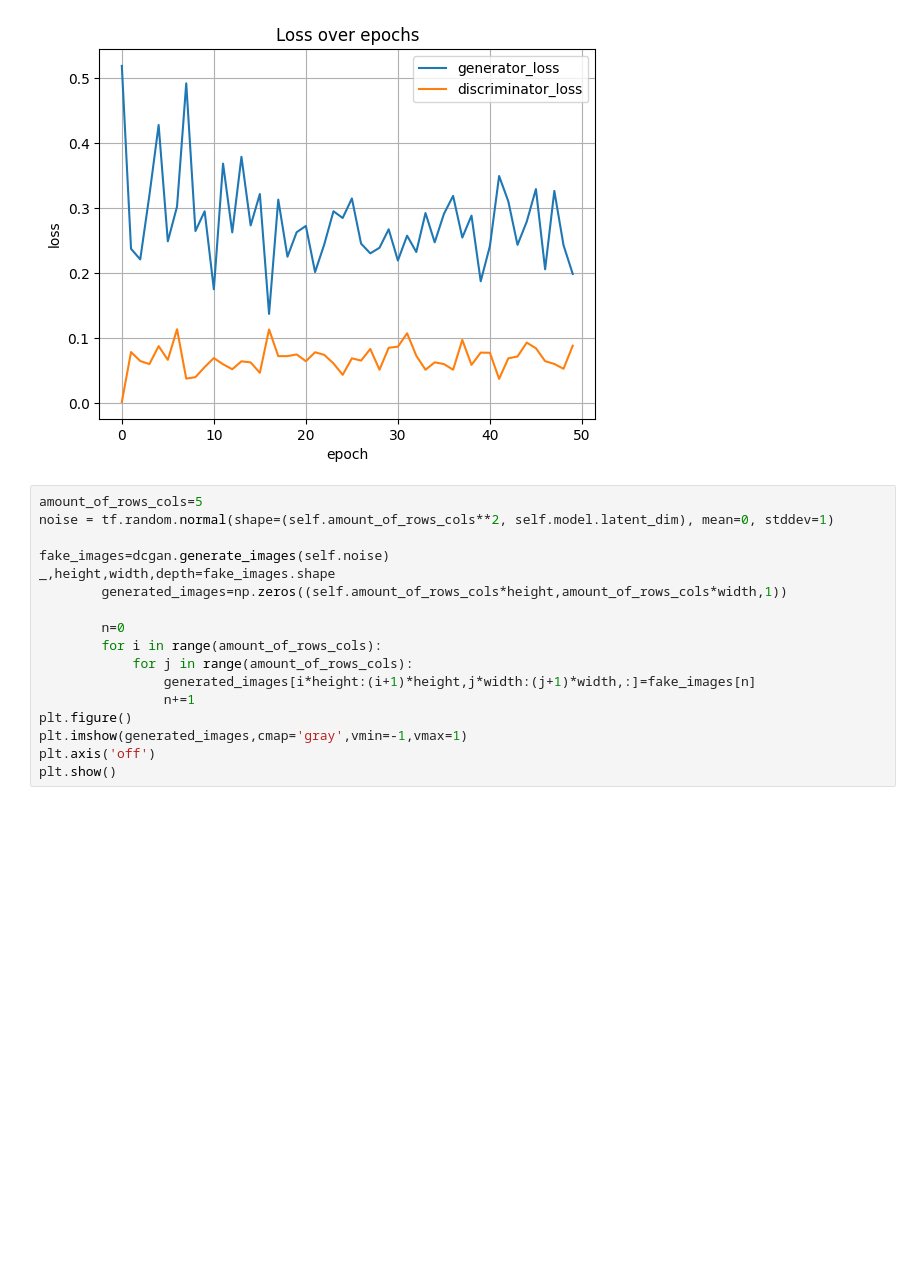
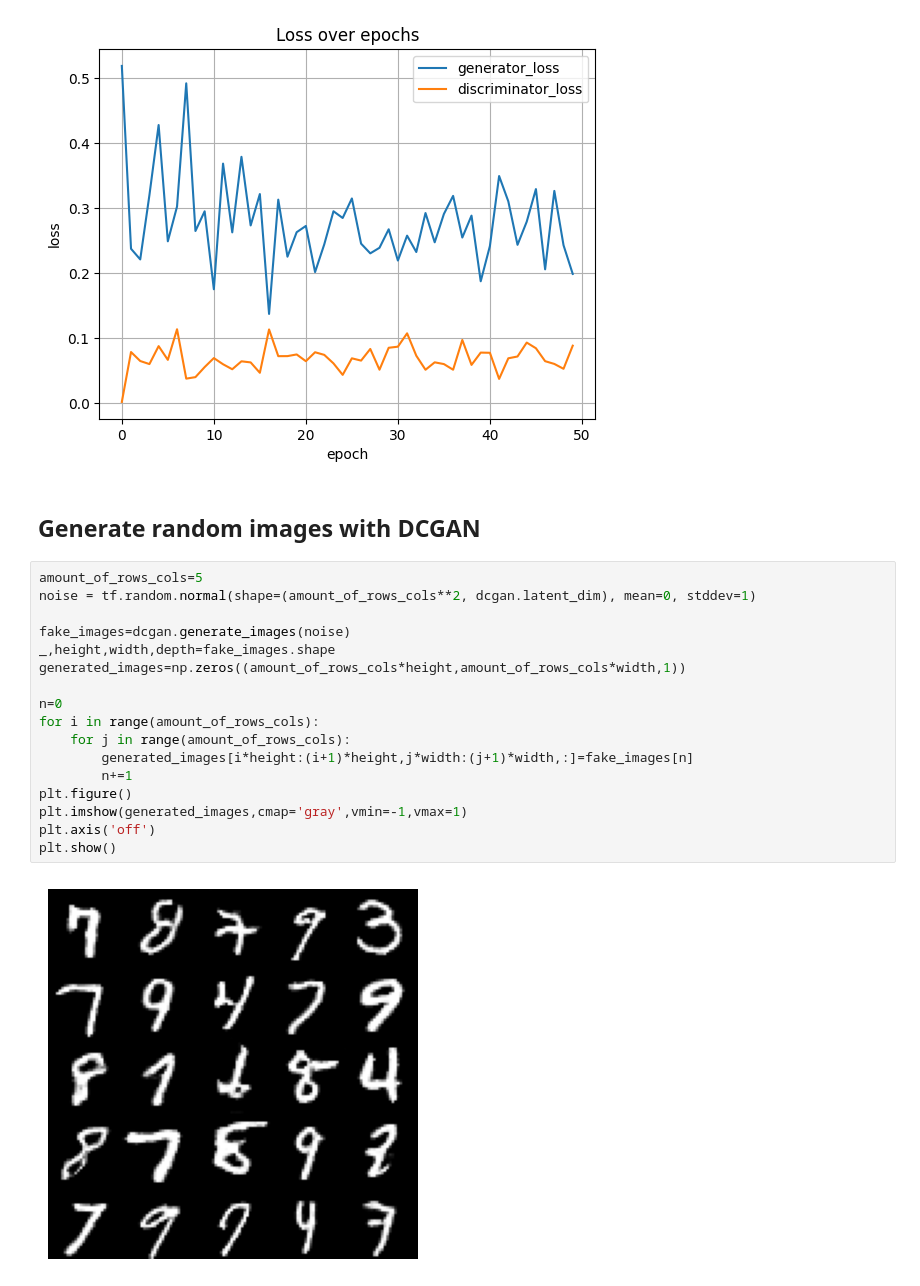
Before and after one commit to dhinz94/DCGAN-MNIST, a Jupyter notebook: train_dcgan.ipynb, the cells around one changed output. Saved outputs shown, nothing was run; the diff lists cells and outputs as text; blank space fills up the shorter version.

```diff
--- a/train_dcgan.ipynb
+++ b/train_dcgan.ipynb
@@ -95,20 +95,24 @@ plt.grid()
 plt.show()
 # %% [output]
 [figure]
+# %% [markdown]
+## Generate random images with DCGAN
 # %%
 amount_of_rows_cols=5
-noise = tf.random.normal(shape=(self.amount_of_rows_cols**2, self.model.latent_dim), mean=0, stddev=1)
+noise = tf.random.normal(shape=(amount_of_rows_cols**2, dcgan.latent_dim), mean=0, stddev=1)
 
-fake_images=dcgan.generate_images(self.noise)
+fake_images=dcgan.generate_images(noise)
 _,height,width,depth=fake_images.shape
-        generated_images=np.zeros((self.amount_of_rows_cols*height,amount_of_rows_cols*width,1))
+generated_images=np.zeros((amount_of_rows_cols*height,amount_of_rows_cols*width,1))
 
-        n=0
-        for i in range(amount_of_rows_cols):
-            for j in range(amount_of_rows_cols):
-                generated_images[i*height:(i+1)*height,j*width:(j+1)*width,:]=fake_images[n]
-                n+=1
+n=0
+for i in range(amount_of_rows_cols):
+    for j in range(amount_of_rows_cols):
+        generated_images[i*height:(i+1)*height,j*width:(j+1)*width,:]=fake_images[n]
+        n+=1
 plt.figure()
 plt.imshow(generated_images,cmap='gray',vmin=-1,vmax=1)
 plt.axis('off')
 plt.show()
+# %% [output]
+[figure, added]
```
